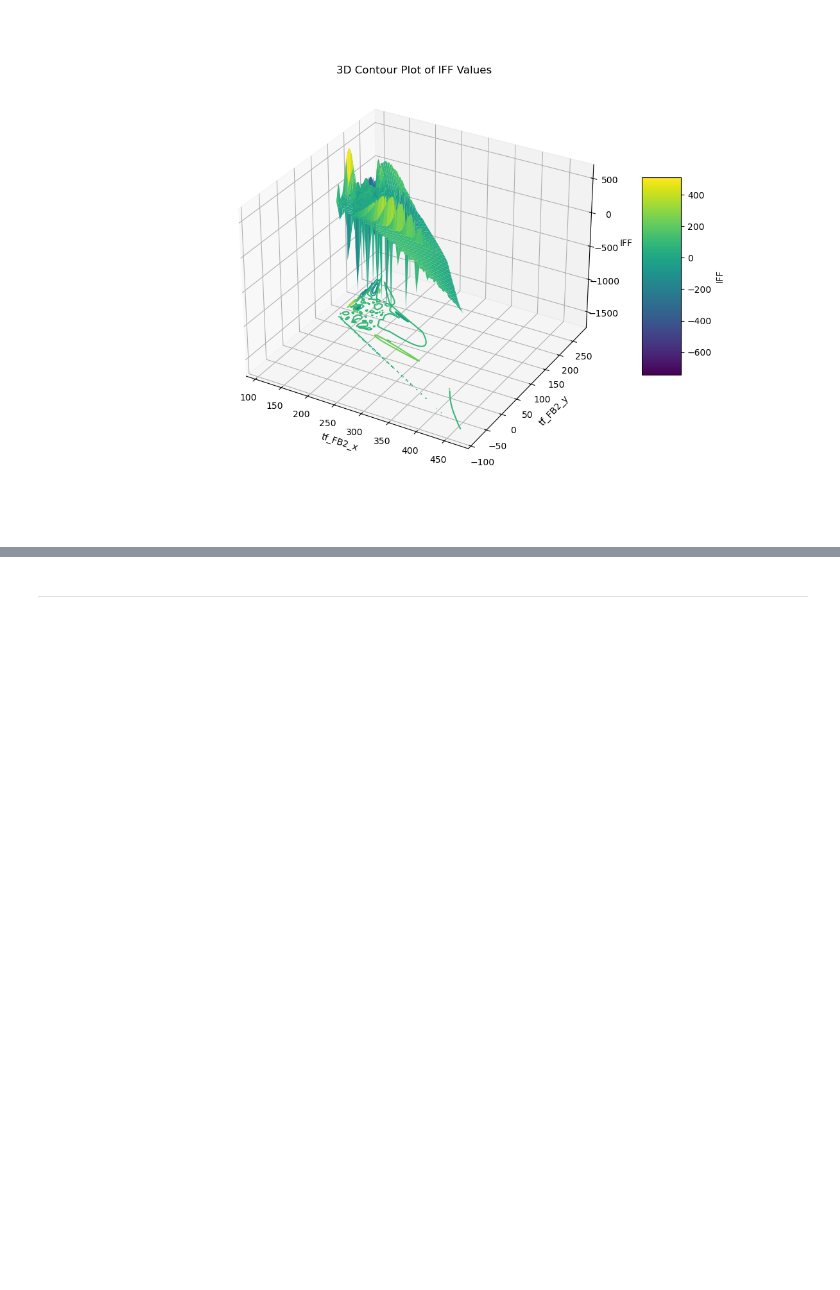
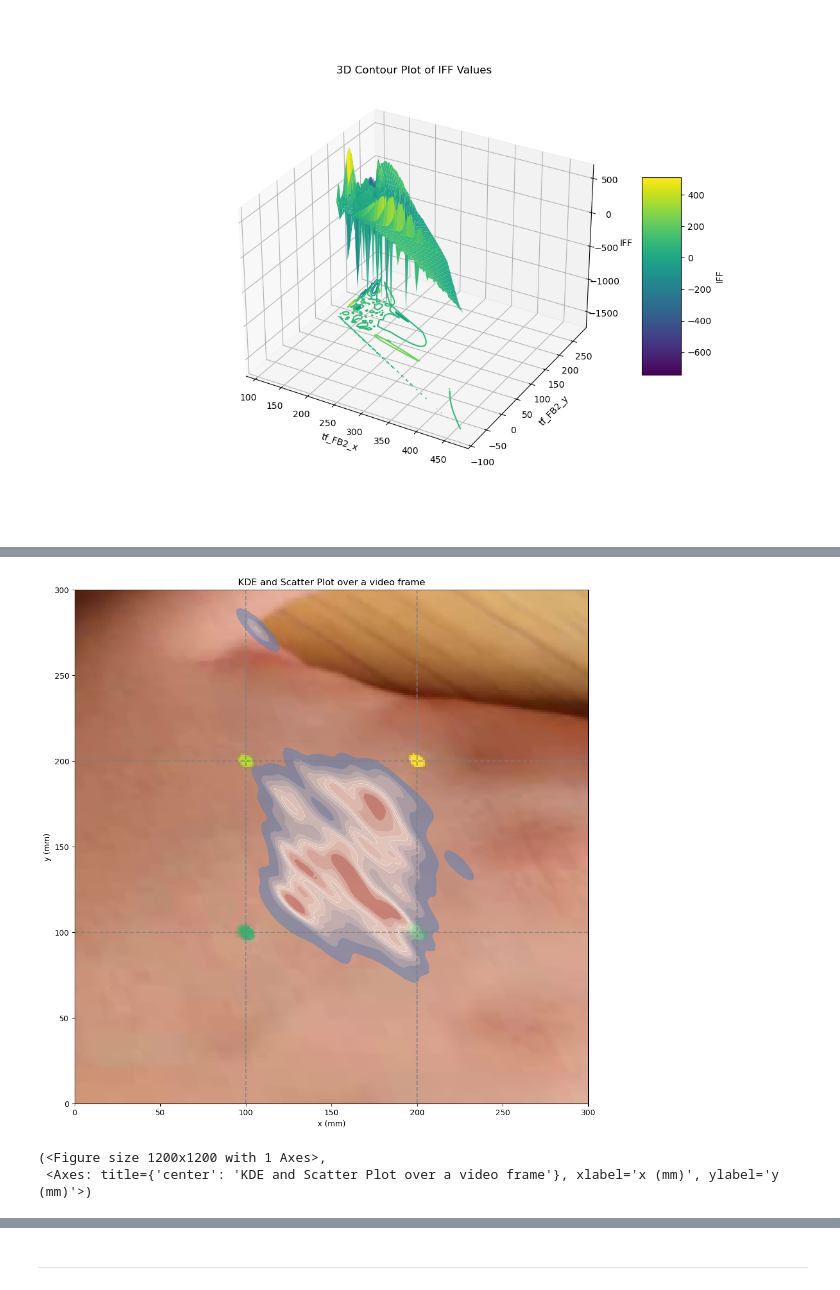
Before and after one commit to Periksvensson84/RF_mapping, a Jupyter notebook: RF_mapping/In_progress/test_gabriel.ipynb, the cells around one changed output, grey strips where cells are left out. Drawn from its saved outputs; the diff is of its cells as text; code cells hidden in the pictures; blank space fills up the shorter version.

```diff
--- a/RF_mapping/In_progress/test_gabriel.ipynb
+++ b/RF_mapping/In_progress/test_gabriel.ipynb
@@ -4,6 +4,7 @@ Create 3 sub DataFrames from the h5 file, monofil, quare, likelihood
 import pandas as pd
 import numpy as np
 h5_path = r"C:\Python Programming\LIU\projects\hrnet_w48_2024_11_18\squaretest_convertedDLC_HrnetW48_hrnet_w48_2Nov18shuffle1_snapshot_100.h5"
+video_path = r"C:\Python Programming\LIU\projects\hrnet_w48_2024_11_18\squaretest_convertedDLC_HrnetW48_hrnet_w48_2Nov18shuffle1_snapshot_100_p50_labeled.mp4"
 df = pd.read_hdf(h5_path)
 df.columns = [f"{bodypart}_{coord}" for bodypart, coord in zip(df.columns.get_level_values(1), df.columns.get_level_values(2))]
 df_monofil = df.loc[:, df.columns.str.startswith(('FR', 'FG', 'FB')) & ~df.columns.str.endswith('likelihood')]
@@ -737,0 +983,19 @@ The sizes list has fewer values (2) than needed (49) and will cycle, which may p
+# %%
+# from elsewhere, but it's the h_matrix of the frame at index 100
+h_matrix = np.array([[ 1.15262983e+00, -2.98606852e-01, -6.03786592e+02],
+       [-2.17631597e-02,  1.32353047e+00, -3.23506937e+02],
+       [-4.04255617e-04,  1.11677488e-03,  1.00000000e+00]])
+# %%
+plot_kde_scatter_over_frame(df_rf_mapping,
+                            h_matrix,
+                            video_path,
+                            5,
+                            'tf_FB2_x', 'tf_FB2_y',
+                            #size='IFF',
+                            xlabel='x (mm)', ylabel='y (mm)',
+                            homography_points=homography_points,
+                            title='KDE and Scatter Plot over a video frame')
+# %% [output]
+[figure, added]
+(<Figure size 1200x1200 with 1 Axes>,
+ <Axes: title={'center': 'KDE and Scatter Plot over a video frame'}, xlabel='x (mm)', ylabel='y (mm)'>)
```
Also changed, not shown: parts of 18 cells of this notebook, 8 other files.
